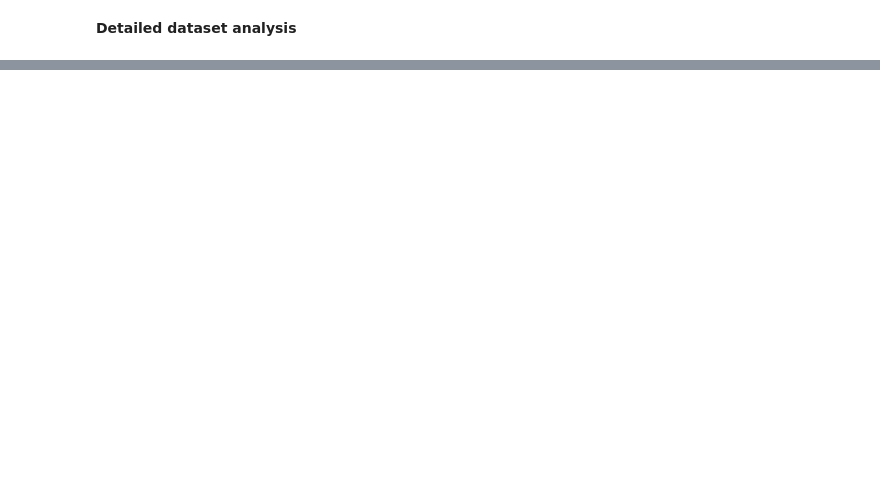
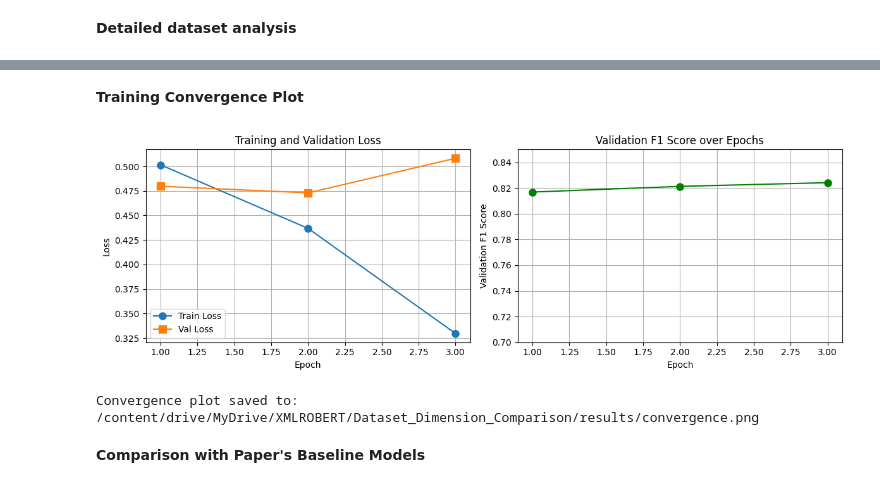
Before and after one commit to ridika-2004/Comparison_of_XLM-RoBERTa_and_BanglaBERT_on_Bengali_and_Code-Mixed_Dataset, a Jupyter notebook: Dataset_Dimension_Comparison/BanglaBook_xml/BanglaBook_xml.ipynb, the cells around one changed output, grey strips where cells are left out. Cells and saved outputs as stored; diff of their text form; code cells hidden in the pictures; blank space fills up the shorter version.

```diff
--- a/Dataset_Dimension_Comparison/BanglaBook_xml/BanglaBook_xml.ipynb
+++ b/Dataset_Dimension_Comparison/BanglaBook_xml/BanglaBook_xml.ipynb
@@ -652,0 +857,39 @@ Summary CSV saved to: /content/drive/MyDrive/XMLROBERT/Dataset_Dimension_Compari
+# %% [markdown]
+**Training Convergence Plot**
+# %%
+# Cell 11 (Quick Fix): Manual convergence plot
+# Based on the printed metrics from your training run
+import matplotlib.pyplot as plt
+
+# Replace these with your actual metrics from the output
+epochs = [1, 2, 3]
+train_losses = [0.5016, 0.4368, 0.3296]  # From your output
+val_losses = [0.4798, 0.4730, 0.5083]    # From your output
+val_f1 = [0.8169, 0.8213, 0.8242]        # From your output
+
+fig, axes = plt.subplots(1, 2, figsize=(12,4))
+
+axes[0].plot(epochs, train_losses, 'o-', label='Train Loss', markersize=8)
+axes[0].plot(epochs, val_losses, 's-', label='Val Loss', markersize=8)
+axes[0].set_xlabel('Epoch')
+axes[0].set_ylabel('Loss')
+axes[0].set_title('Training and Validation Loss')
+axes[0].legend()
+axes[0].grid(True)
+
+axes[1].plot(epochs, val_f1, 'o-', color='green', markersize=8)
+axes[1].set_xlabel('Epoch')
+axes[1].set_ylabel('Validation F1 Score')
+axes[1].set_title('Validation F1 Score over Epochs')
+axes[1].grid(True)
+axes[1].set_ylim([0.7, 0.85])
+
+plt.tight_layout()
+plt.savefig(os.path.join(RESULTS_PATH, "convergence.png"), dpi=150)
+plt.show()
+print(f"Convergence plot saved to: {RESULTS_PATH}/convergence.png")
+# %% [output]
+[figure, added]
+Convergence plot saved to: /content/drive/MyDrive/XMLROBERT/Dataset_Dimension_Comparison/results/convergence.png
+# %% [markdown]
+**Comparison with Paper's Baseline Models**
```
Also changed, not shown: parts of 24 cells of this notebook, 7 other files.
